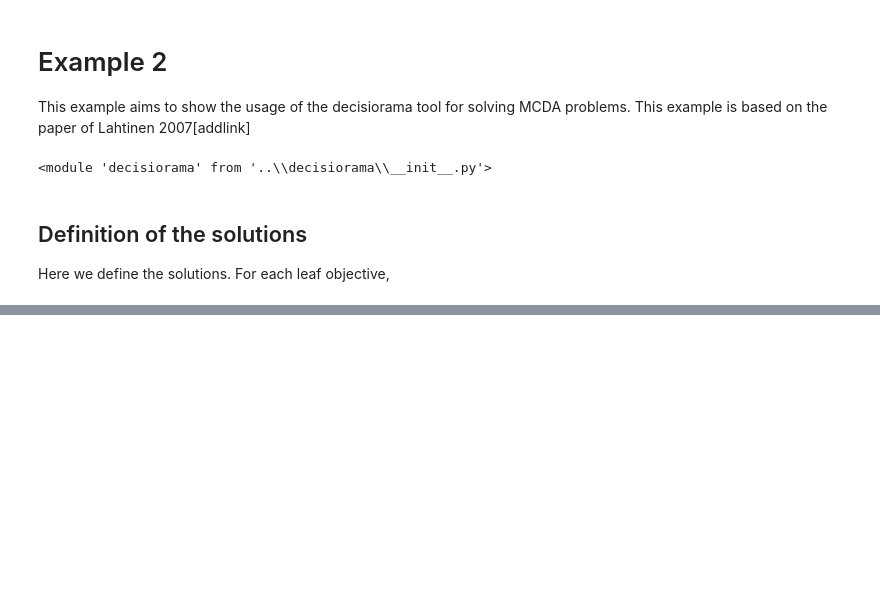
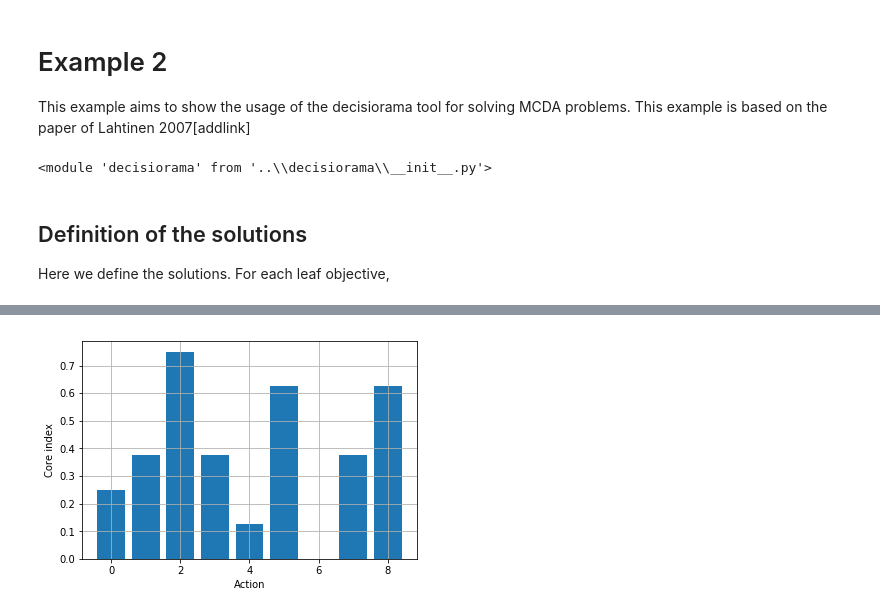
Before and after one commit to j-chacon/decisi-o-rama, a Jupyter notebook: examples/Example_2.ipynb, the cells around one changed output, grey strips where cells are left out. Cells and saved outputs as stored; diff of their text form; code cells hidden in the pictures; blank space fills up the shorter version.

```diff
--- a/examples/Example_2.ipynb
+++ b/examples/Example_2.ipynb
@@ -234,0 +246,10 @@ plt.show()
+# %%
+# get core index
+ci = ev_overall.get_core_index()
+plt.bar(range(len(ci)), ci)
+plt.ylabel('Core index')
+plt.xlabel('Action')
+plt.grid()
+plt.show()
+# %% [output]
+[figure, added]
```
Also changed, not shown: parts of 5 cells of this notebook.
